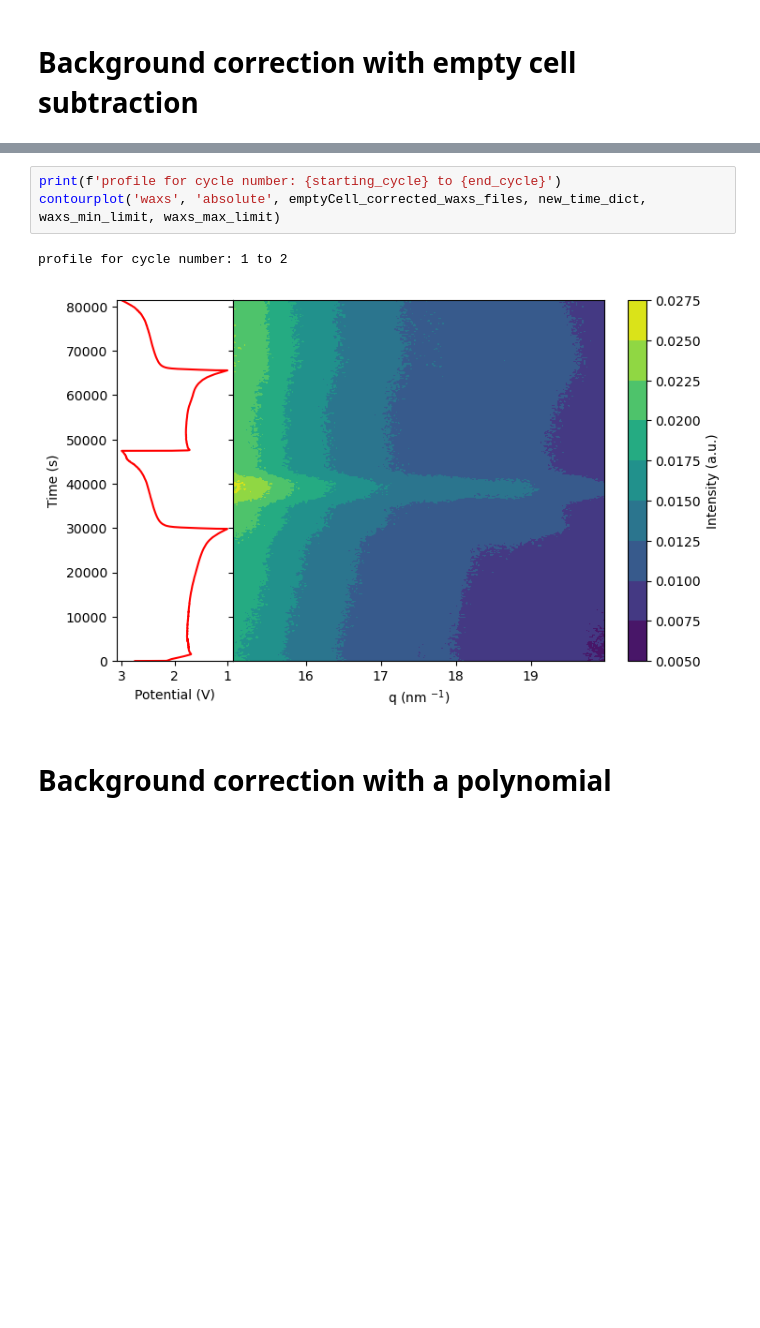
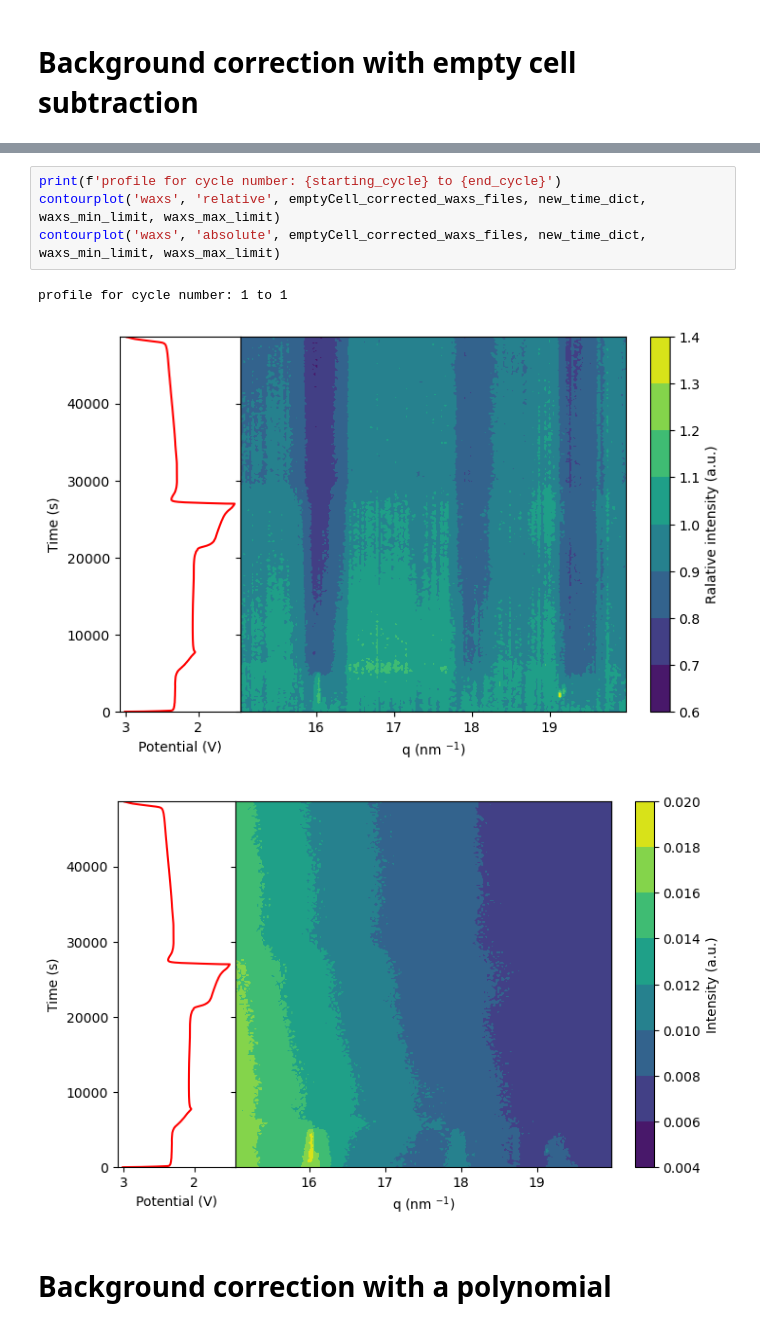
Before and after one commit to PronoyDutta/SAXS_WAXS, a Jupyter notebook: SAXS_WAXS_plotting.ipynb, the cells around one changed output, grey strips where cells are left out. Drawn from its saved outputs; the diff is of its cells as text; blank space fills up the shorter version.

```diff
--- a/SAXS_WAXS_plotting.ipynb
+++ b/SAXS_WAXS_plotting.ipynb
@@ -540,9 +543,11 @@ plt.ylim(-0.02,0.05)
 # %%
 print(f'profile for cycle number: {starting_cycle} to {end_cycle}')
+contourplot('waxs', 'relative', emptyCell_corrected_waxs_files, new_time_dict, waxs_min_limit, waxs_max_limit)
 contourplot('waxs', 'absolute', emptyCell_corrected_waxs_files, new_time_dict, waxs_min_limit, waxs_max_limit)
 # %% [output]
-profile for cycle number: 1 to 2
+profile for cycle number: 1 to 1
-[figure, old version]
+[figure, new version]
+[figure, added]
 # %% [markdown]
 # Background correction with a polynomial
 # %%
```
Also changed, not shown: parts of 15 cells of this notebook, 18 other files.
